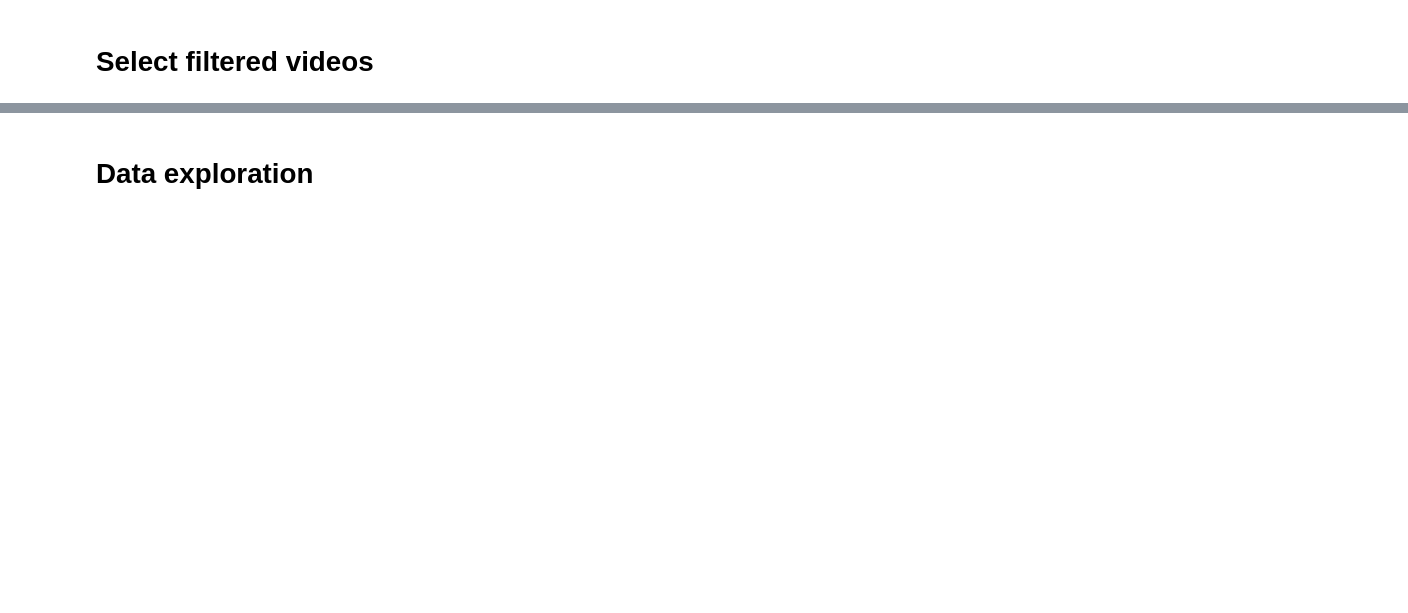
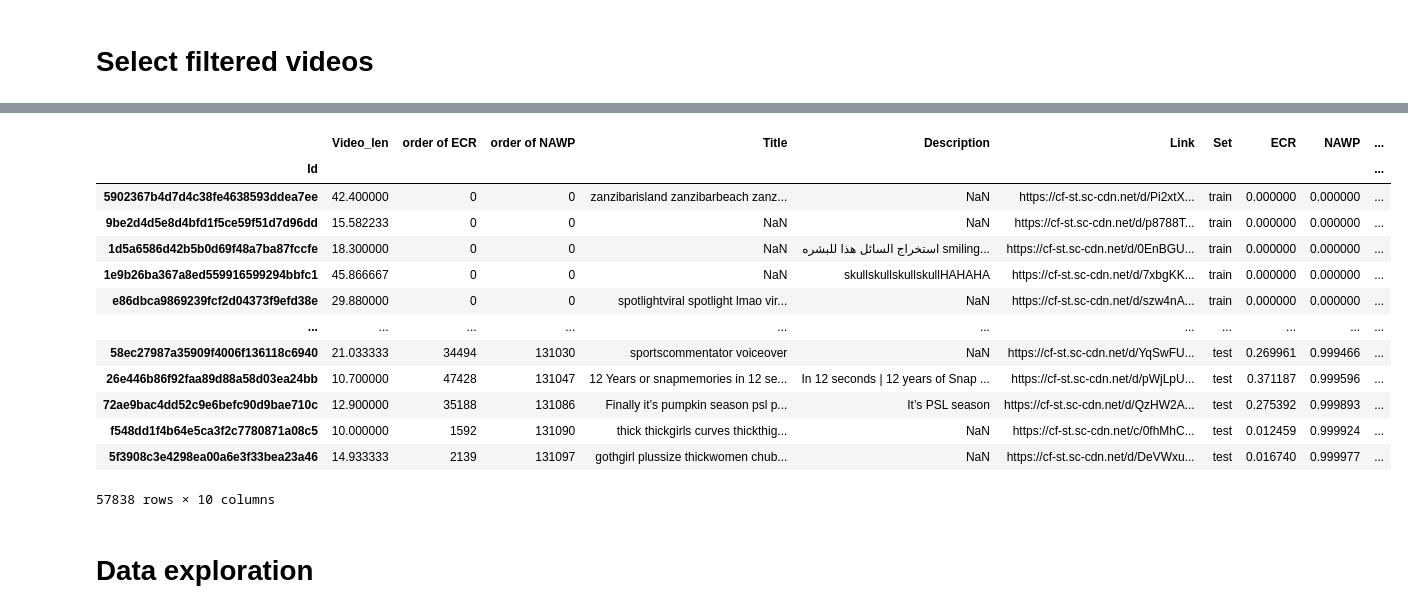
Before and after one commit to knightstark7/XAI-4-YoutubeEngagement, a Jupyter notebook: prepare_data.ipynb, the cells around one changed output, grey strips where cells are left out. Cells and saved outputs as stored; diff of their text form; code cells hidden in the pictures; blank space fills up the shorter version.

```diff
--- a/prepare_data.ipynb
+++ b/prepare_data.ipynb
@@ -58,6 +117,22 @@ videos_df
 # %%
 df = pd.merge(df, videos_df, how='inner', on=['Id', 'Set'])
+df.set_index('Id', drop=True, inplace=True)
 df
+# %% [output]
+|  | Video_len | order of ECR | order of NAWP | Title | Description | Link | Set | ECR | NAWP | ... |
+| Id |  |  |  |  |  |  |  |  |  | ... |
+| 5902367b4d7d4c38fe4638593ddea7ee | 42.400000 | 0 | 0 | zanzibarisland zanzibarbeach zanz... | NaN | https://cf-st.sc-cdn.net/d/Pi2xtX... | train | 0.000000 | 0.000000 | ... |
+| 9be2d4d5e8d4bfd1f5ce59f51d7d96dd | 15.582233 | 0 | 0 | NaN | NaN | https://cf-st.sc-cdn.net/d/p8788T... | train | 0.000000 | 0.000000 | ... |
+| 1d5a6586d42b5b0d69f48a7ba87fccfe | 18.300000 | 0 | 0 | NaN | استخراج السائل هذا للبشره smiling... | https://cf-st.sc-cdn.net/d/0EnBGU... | train | 0.000000 | 0.000000 | ... |
+| 1e9b26ba367a8ed559916599294bbfc1 | 45.866667 | 0 | 0 | NaN | skullskullskullskullHAHAHA | https://cf-st.sc-cdn.net/d/7xbgKK... | train | 0.000000 | 0.000000 | ... |
+| e86dbca9869239fcf2d04373f9efd38e | 29.880000 | 0 | 0 | spotlightviral spotlight lmao vir... | NaN | https://cf-st.sc-cdn.net/d/szw4nA... | train | 0.000000 | 0.000000 | ... |
+| ... | ... | ... | ... | ... | ... | ... | ... | ... | ... | ... |
+| 58ec27987a35909f4006f136118c6940 | 21.033333 | 34494 | 131030 | sportscommentator voiceover | NaN | https://cf-st.sc-cdn.net/d/YqSwFU... | test | 0.269961 | 0.999466 | ... |
+| 26e446b86f92faa89d88a58d03ea24bb | 10.700000 | 47428 | 131047 | 12 Years or snapmemories in 12 se... | In 12 seconds | 12 years of Snap ... | https://cf-st.sc-cdn.net/d/pWjLpU... | test | 0.371187 | 0.999596 | ... |
+| 72ae9bac4dd52c9e6befc90d9bae710c | 12.900000 | 35188 | 131086 | Finally it’s pumpkin season psl p... | It’s PSL season | https://cf-st.sc-cdn.net/d/QzHW2A... | test | 0.275392 | 0.999893 | ... |
+| f548dd1f4b64e5ca3f2c7780871a08c5 | 10.000000 | 1592 | 131090 | thick thickgirls curves thickthig... | NaN | https://cf-st.sc-cdn.net/c/0fhMhC... | test | 0.012459 | 0.999924 | ... |
+| 5f3908c3e4298ea00a6e3f33bea23a46 | 14.933333 | 2139 | 131097 | gothgirl plussize thickwomen chub... | NaN | https://cf-st.sc-cdn.net/d/DeVWxu... | test | 0.016740 | 0.999977 | ... |
+57838 rows × 10 columns
 # %% [markdown]
 # Data exploration
 # %%
```
Also changed, not shown: parts of 18 cells of this notebook, 4 other files.
